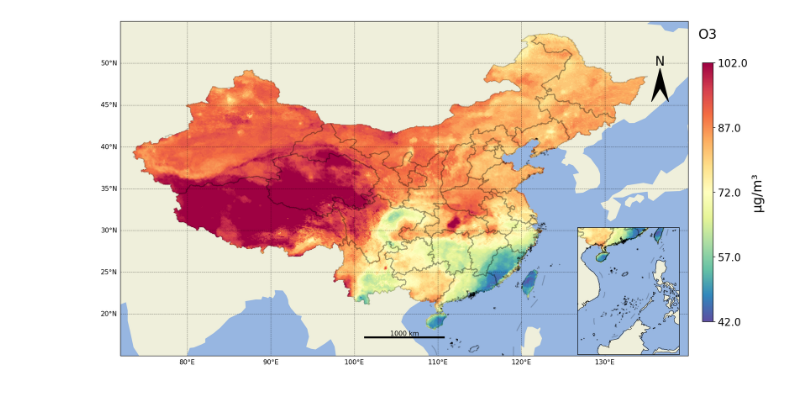
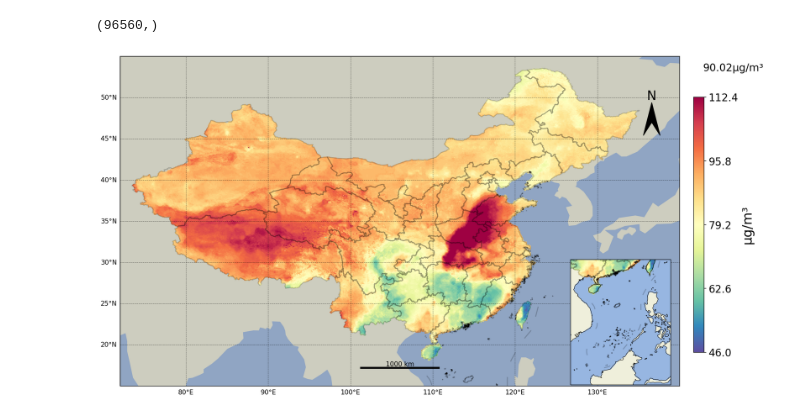
Before and after one commit to Drincann/air-quality, a Jupyter notebook: cli/map/draw1.ipynb, the cells around one changed output. Cells and saved outputs as stored; diff of their text form; code cells hidden in the pictures.

```diff
--- a/cli/map/draw1.ipynb
+++ b/cli/map/draw1.ipynb
@@ -86,10 +116,13 @@ def add_north(ax1, labelsize=20, loc_x=0.92, loc_y=0.9, width=0.03, height=0.1,
 # %%
 import pandas as pd
 import numpy as np
-data = pd.read_csv('./perprocess/input/O3/20220223_O3_v2.csv')
+data = pd.read_csv('./perprocess/input/O3/20220224_O3_v2 copy.csv')
 lons = data['X_Lon']
 lats = data['Y_Lat']
 values = np.array(data['M8H_O3'])
 vmin = values.min()
 vmax = values.max()
+values.shape
+# %% [output]
+(96560,)
 # %%
@@ -115,7 +166,8 @@ vmax = values.max()
 # %%
 fig = plt.figure(figsize=[15, 10],dpi=150)
 ax = plt.axes(projection=ccrs.PlateCarree())
-
+# 72, 140, 15, 55
+# 115, 125, 27, 32
 ax.set_extent([72, 140, 15, 55], crs=ccrs.PlateCarree())
 startLon, endLon, startLat, endLat = ax.get_extent(ccrs.PlateCarree())
 # ax.stock_img()
@@ -125,23 +177,30 @@ with open('./CN-border-La.gmt') as src:
     borders = [np.fromstring(block, dtype=float, sep=' ') for block in blocks]
 # 绘制国界省界
 for border in borders:
-    ax.plot(border[0::2], border[1::2], color='black', linewidth=1.5, transform=ccrs.PlateCarree(), alpha=0.2)
+    ax.plot(border[0::2], border[1::2], color='black', linewidth=1.5, transform=ccrs.PlateCarree(), alpha=0.2,zorder=3)
+
 ax.add_feature(cfeature.LAND.with_scale('110m'))
 ax.add_feature(cfeature.OCEAN.with_scale('110m'))
-
+# 框选杭州区域 "./Hangzhou-Shp/HZQX.shp"
+# for points in HZPolygon:
+    # ax.plot(points[0], points[1], color='green', linewidth=1.5, transform=ccrs.PlateCarree(), alpha=1)
+# ax.plot([HZStartLon, HZEndLon, ], [HZStartLat, HZEndLat], color='green', linewidth=1.5, transform=ccrs.PlateCarree(), alpha=1)
 
 # 底图灰色遮罩
-# ax.add_geometries([Polygon(np.array([[72, 3], [140, 3], [140, 55], [72, 55]]))], ccrs.PlateCarree(), facecolor='gray', edgecolor='k', linewidth=1.5, alpha=0.3)
+ax.add_geometries([Polygon(np.array([[72, 3], [140, 3], [140, 55], [72, 55]]))], ccrs.PlateCarree(), facecolor='gray', edgecolor='k', linewidth=1.5, alpha=0.3,zorder=1)
 
-
-cbarticks = [v for v in np.arange(vmin, vmax, (vmax-vmin)/5)]
+# colorbar 步长序列，小数后一位
+cbarticks = [round(v,1) for v in np.arange(vmin, vmax, (vmax-vmin)/5)]
 norm = mpl.colors.Normalize(vmin=cbarticks[0], vmax=cbarticks[-1])
 # 浓度
-# im = ax.scatter(lons, lats, c=values, cmap=cm.jet, norm=norm, s=1, zorder=3)
-im = ax.scatter(lons,lats, c=values, s=1, transform=ccrs.PlateCarree(),cmap=cm.Spectral_r,norm=norm, alpha=1)
+# im = ax.scatter(lons, lats, c=values, cmap=cm.jet, norm=norm, zorder=2)
+# 方形点
+
+im = ax.scatter(lons,lats, c=values, s=1, transform=ccrs.PlateCarree(),cmap=cm.Spectral_r,norm=norm, alpha=1,zorder=2)
+# im = ax.pcolormesh(lons, lats, values, transform=ccrs.PlateCarree(), cmap=cm.Spectral_r, norm=norm, alpha=1)
 
 fig.subplots_adjust(right=0.93)
-position = fig.add_axes([0.95, 0.22, 0.015, .55 ])#位置[左,下,右,上]
+position = fig.add_axes([0.95, 0.22, 0.015, .55])#位置[左,下,右,上]
 cb = fig.colorbar(im, cax=position)
 font = {
         'color': 'black',
@@ -156,7 +215,7 @@ cb.ax.tick_params(labelsize=16, direction='out')
 # cb.ax.yaxis.set_tick_params(pad=22)  # your number may vary
 
 # 右上角 text
-ax.text(1.05, 0.98, 'O3', transform=ax.transAxes, fontsize=20,
+ax.text(1.15, 0.98, f'{HZAvg}μg/m³', transform=ax.transAxes, fontsize=16,
         horizontalalignment='right', verticalalignment='top', zorder=3)
 
 # 经纬度 刻度
@@ -170,31 +229,31 @@ ax.tick_params(axis='both', which='major', labelsize=16, direction='out')
 # 绘制比例尺
 scale_bar(ax, 1000,location=(0.5,0.05))
 
 # 右上角绘制指北针
 add_north(ax, loc_x=0.95)
 # 边框粗细
 ax.spines['top'].set_linewidth(10)
 ax.spines['left'].set_linewidth(10)
 ax.spines['right'].set_linewidth(10)
 ax.spines['bottom'].set_linewidth(10)
 
 left, bottom, width, height = 0.73, 0.15, 0.23, 0.27
 ax2 = fig.add_axes(
     [left, bottom, width, height],
     projection=ccrs.PlateCarree()
 )
 # ax2.add_feature(provinces, linewidth=0.6, zorder=2)
 for border in borders:
     ax2.plot(border[0::2], border[1::2], color='black', linewidth=1.5, transform=ccrs.PlateCarree(), alpha=0.2)
 ax2.add_feature(cfeature.COASTLINE.with_scale('50m'), linewidth=0.6, zorder=10)
 # ax2.add_feature(cfeature.RIVERS.with_scale('50m'), zorder=10)
 # ax2.add_feature(cfeature.LAKES.with_scale('50m'), zorder=10)
 ax2.add_feature(cfeature.LAND.with_scale('110m'))
 ax2.add_feature(cfeature.OCEAN.with_scale('110m'))
 ax2.set_extent([105, 125, 0, 25])
 # ax2.imshow(, extent=[105, 125, 0, 25], transform=ccrs.PlateCarree(), zorder=0, cmap='gray')
 ax2.scatter(lons,lats, c=values, s=1, transform=ccrs.PlateCarree(),cmap=cm.Spectral_r,norm=norm, alpha=1)
 ax.spines['left'].set_visible(False)
 plt.show()
 # %% [output]
-[figure, old version]
+[figure, new version]
```
Also changed, not shown: parts of 6 cells of this notebook, 16 other files.
